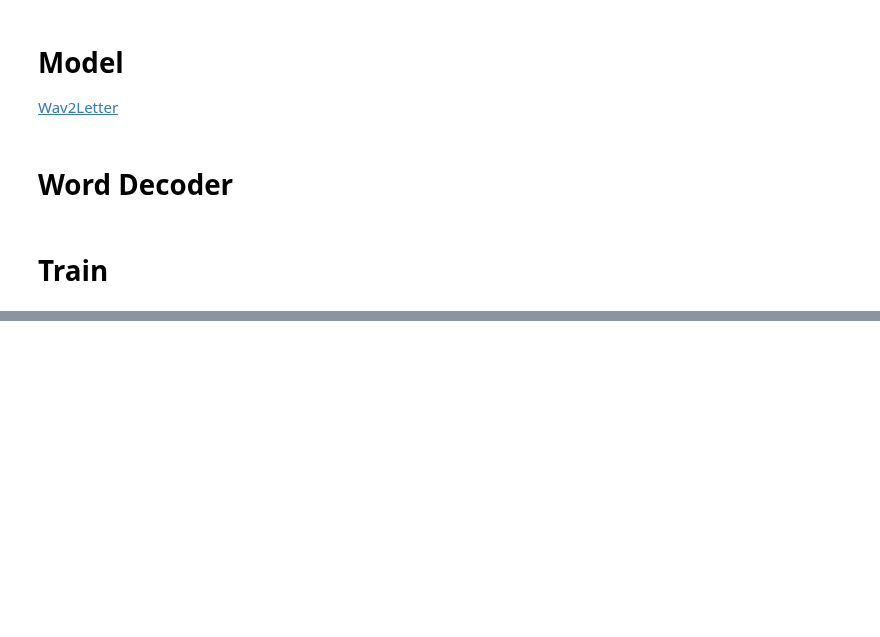
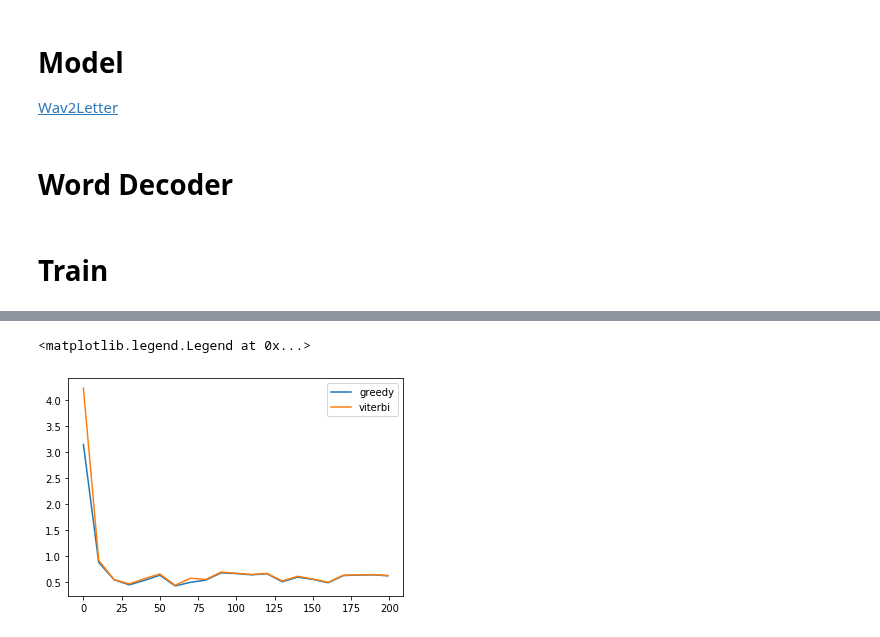
Before and after one commit to vincentqb/audio-tutorial, a Jupyter notebook: PipelineTrain.ipynb, the cells around one changed output, grey strips where cells are left out. Drawn from its saved outputs; the diff is of its cells as text; code cells hidden in the pictures; blank space fills up the shorter version.

```diff
--- a/PipelineTrain.ipynb
+++ b/PipelineTrain.ipynb
@@ -1027,12 +1058,12 @@ with tqdm(total=max_epoch, unit_scale=1, disable=args.distributed) as pbar:
             optimizer.zero_grad()
             loss.backward()
 
+            norm = 0.
             if clip_norm > 0:
                 norm = torch.nn.utils.clip_grad_norm_(
                     model.parameters(), clip_norm)
                 total_norm += norm
             elif args.gradient:
-                norm = 0.
                 for p in list(filter(lambda p: p.grad is not None, model.parameters())):
                     norm += p.grad.data.norm(2).item() ** 2
                 norm = norm ** .5
@@ -1054,8 +1085,9 @@ with tqdm(total=max_epoch, unit_scale=1, disable=args.distributed) as pbar:
 
             pbar.update(1/len(loader_training))
 
-        print(f"Epoch: {epoch:4}   Gradient: {total_norm:4.5f}", flush=True)
         total_norm = (total_norm ** .5) / len(loader_training)
+        if total_norm > 0:
+            print(f"Epoch: {epoch:4}   Gradient: {total_norm:4.5f}", flush=True)
 
         # Average loss
         sum_loss = sum_loss / len(loader_training)
@@ -1098,13 +1130,13 @@ with tqdm(total=max_epoch, unit_scale=1, disable=args.distributed) as pbar:
                 history_validation["epoch"].append(epoch)
                 history_validation["sum_loss"].append(sum_loss)
                 history_validation["greedy_cer"].append(cer1)
+                history_validation["greedy_cer_normalized"].append(cern1)
                 history_validation["greedy_wer"].append(wer1)
-                history_validation["greedy_normalized_cer"].append(cern1)
-                history_validation["greedy_normalized_wer"].append(wern1)
+                history_validation["greedy_wer_normalized"].append(wern1)
                 history_validation["viterbi_cer"].append(cer2)
+                history_validation["viterbi_cer_normalized"].append(cern2)
                 history_validation["viterbi_wer"].append(wer2)
-                history_validation["viterbi_normalized_cer"].append(cern2)
-                history_validation["viterbi_normalized_wer"].append(wern2)
+                history_validation["viterbi_wer_normalized"].append(wern2)
 
                 is_best = sum_loss < best_loss
                 best_loss = min(sum_loss, best_loss)
@@ -1118,6 +1150,9 @@ with tqdm(total=max_epoch, unit_scale=1, disable=args.distributed) as pbar:
                     'history_validation': history_validation,
                 }, is_best)
 
+                print(tabulate(history_training, headers="keys"), flush=True)
+                print(tabulate(history_validation, headers="keys"), flush=True)
+
         scheduler.step(sum_loss)
 
         # Create an empty file HALT_filename, mark the job as finished
@@ -1141,3 +1284,12 @@ plt.legend()
+# %%
+plt.plot(history_validation["epoch"],
+         history_validation["greedy_normalized_cer"], label="greedy")
+plt.plot(history_validation["epoch"],
+         history_validation["viterbi_normalized_cer"], label="viterbi")
+plt.legend()
+# %% [output]
+<matplotlib.legend.Legend at 0x...>
+[figure, added]
 # %%
 plt.plot(history_validation["epoch"],
          history_validation["greedy_cer_normalized"], label="greedy")
```
Also changed, not shown: parts of 20 cells of this notebook.
